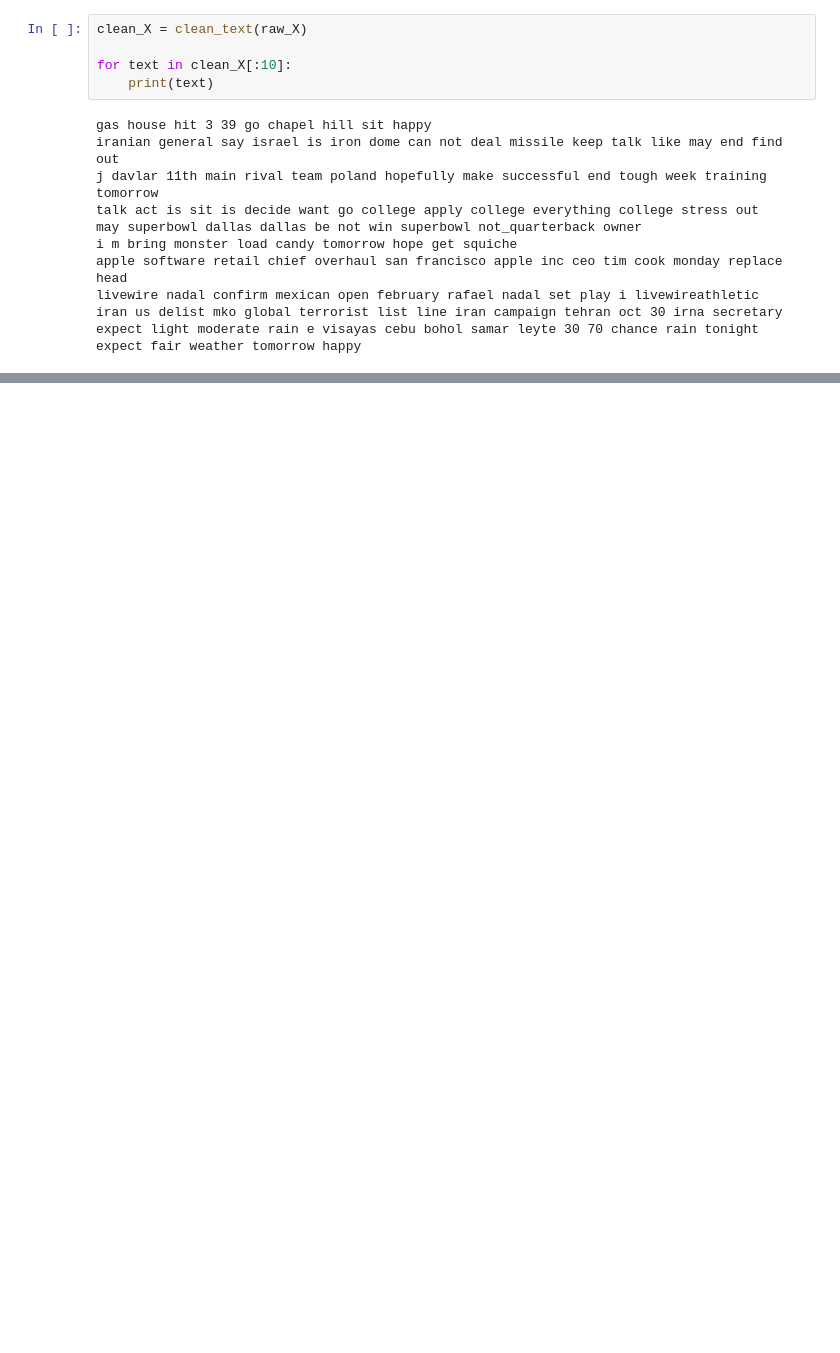
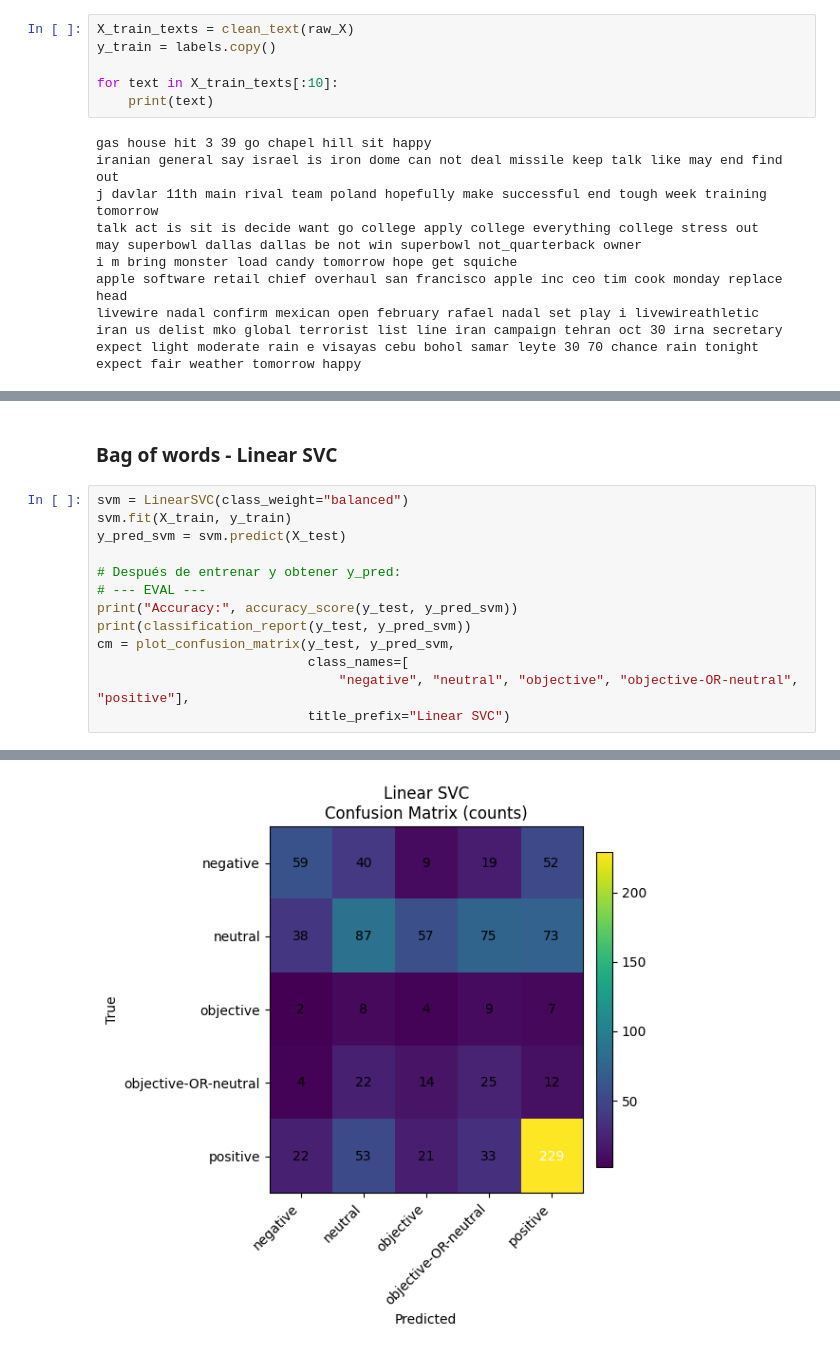
Before and after one commit to RicardoCalvoP/TC3007C, a Jupyter notebook: NaturalLanguageProcessing/Tarea_2.ipynb, the cells around one changed output, grey strips where cells are left out. Saved outputs shown, nothing was run; the diff lists cells and outputs as text; blank space fills up the shorter version.

```diff
--- a/NaturalLanguageProcessing/Tarea_2.ipynb
+++ b/NaturalLanguageProcessing/Tarea_2.ipynb
@@ -406,9 +404,10 @@ def plot_confusion_matrix(y_true, y_pred, class_names=None, title_prefix="Model"
 
     return cm
 # %%
-clean_X = clean_text(raw_X)
+X_train_texts = clean_text(raw_X)
+y_train = labels.copy()
 
-for text in clean_X[:10]:
+for text in X_train_texts[:10]:
     print(text)
 # %% [output]
 gas house hit 3 39 go chapel hill sit happy
@@ -435,0 +508,16 @@ Estos clasificadores se eligieron porque son modelos ampliamente utilizados en t
+# %% [markdown]
+### Bag of words - Linear SVC
+# %%
+svm = LinearSVC(class_weight="balanced")
+svm.fit(X_train, y_train)
+y_pred_svm = svm.predict(X_test)
+
+# Después de entrenar y obtener y_pred:
+# --- EVAL ---
+print("Accuracy:", accuracy_score(y_test, y_pred_svm))
+print(classification_report(y_test, y_pred_svm))
+cm = plot_confusion_matrix(y_test, y_pred_svm,
+                           class_names=[
+                               "negative", "neutral", "objective", "objective-OR-neutral", "positive"],
+                           title_prefix="Linear SVC")
+# %% [output]
@@ -435,0 +541 @@ Estos clasificadores se eligieron porque son modelos ampliamente utilizados en t
+[figure, added]
```
Also changed, not shown: parts of 96 cells of this notebook.
